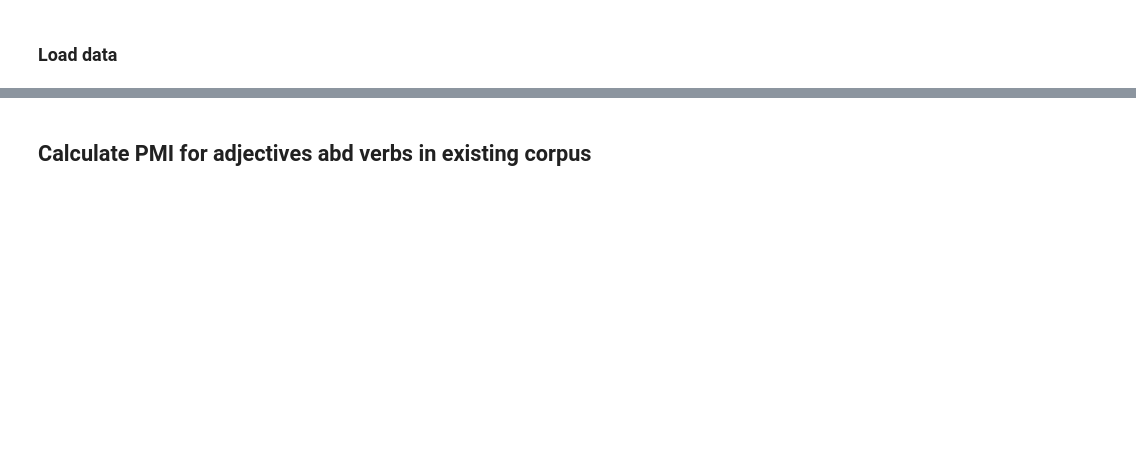
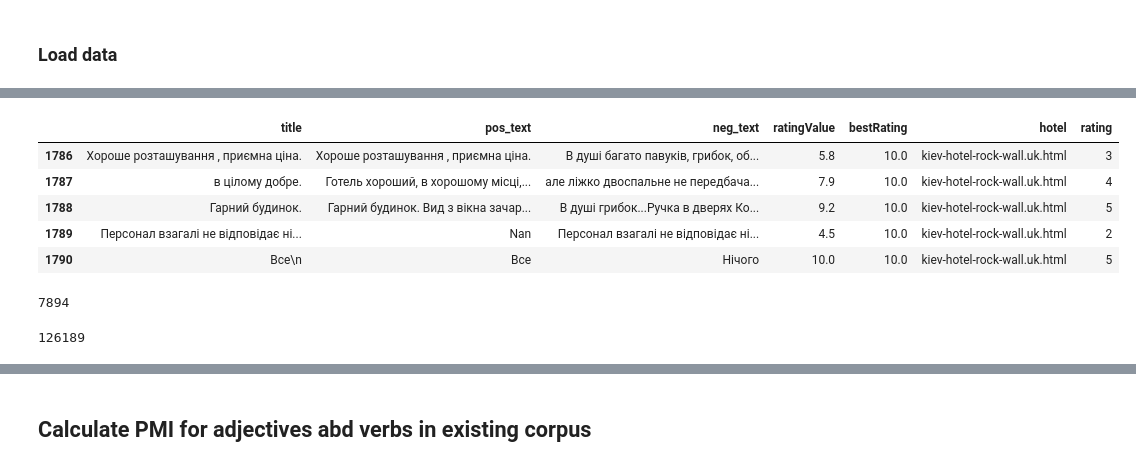
Before and after one commit to DmytroBabenko/insights-from-user-reviews, a Jupyter notebook: build-sentiment-dictionary.ipynb, the cells around one changed output, grey strips where cells are left out. Drawn from its saved outputs; the diff is of its cells as text; code cells hidden in the pictures; blank space fills up the shorter version.

```diff
--- a/build-sentiment-dictionary.ipynb
+++ b/build-sentiment-dictionary.ipynb
@@ -37,0 +58,2 @@ def sort_dict_by_values(d, reverse=False):
+# %%
+booking_df = read_all_files_in_one_df(booking_files)
@@ -37,0 +74,19 @@ def sort_dict_by_values(d, reverse=False):
+# %%
+google_booking_dict_test = load_json('dataset/google-booking-association/google-booking-hotels-test.json')
+# %%
+booking_hotels_test = list(google_booking_dict_test.values())
+# %%
+booking_test_df = booking_df.loc[booking_df['hotel'].isin(booking_hotels_test)]
+# %%
+booking_test_df.head()
+# %% [output]
+|  | title | pos_text | neg_text | ratingValue | bestRating | hotel | rating |
+| 1786 | Хороше розташування , приємна ціна. | Хороше розташування , приємна ціна. | В душі багато павуків, грибок, об... | 5.8 | 10.0 | kiev-hotel-rock-wall.uk.html | 3 |
+| 1787 | в цілому добре. | Готель хороший, в хорошому місці,... | але ліжко двоспальне не передбача... | 7.9 | 10.0 | kiev-hotel-rock-wall.uk.html | 4 |
+| 1788 | Гарний будинок. | Гарний будинок. Вид з вікна зачар... | В душі грибок...Ручка в дверях Ко... | 9.2 | 10.0 | kiev-hotel-rock-wall.uk.html | 5 |
+| 1789 | Персонал взагалі не відповідає ні... | Nan | Персонал взагалі не відповідає ні... | 4.5 | 10.0 | kiev-hotel-rock-wall.uk.html | 2 |
+| 1790 | Все\n | Все | Нічого | 10.0 | 10.0 | kiev-hotel-rock-wall.uk.html | 5 |
+# %%
+len(booking_test_df)
+# %% [output]
+7894
@@ -38 +97,5 @@ def sort_dict_by_values(d, reverse=False):
+# %%
+len(booking_train_df)
+# %% [output]
+126189
 # %%
```
Also changed, not shown: parts of 67 cells of this notebook, 8 other files.
